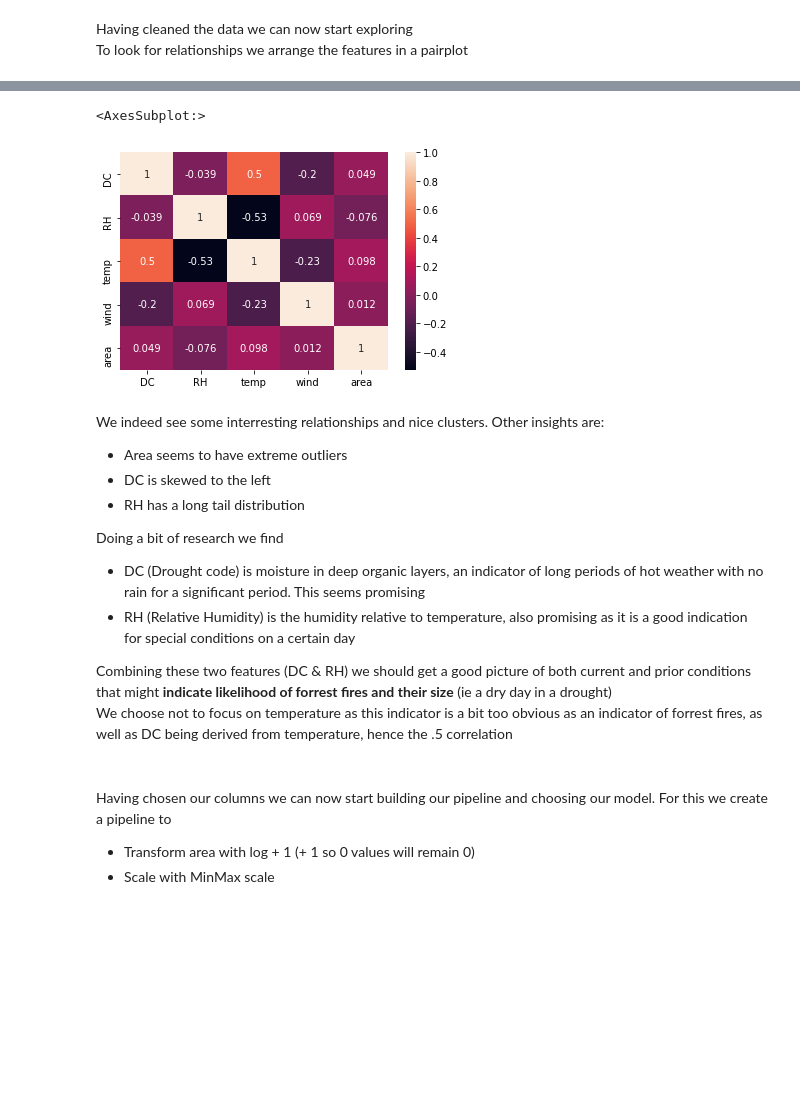
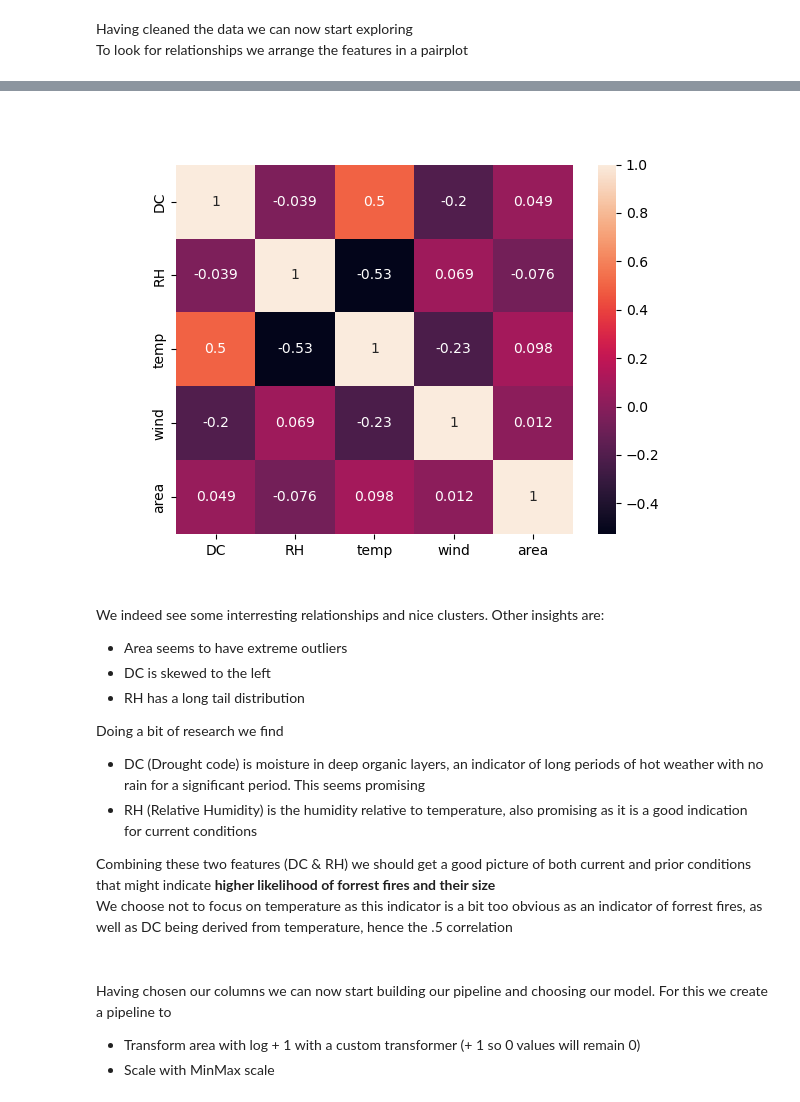
Before and after one commit to Thormol/MachineLearning, a Jupyter notebook: Assignment1/mark_data_exploration.ipynb, the cells around one changed output, grey strips where cells are left out. Saved outputs shown, nothing was run; the diff lists cells and outputs as text; code cells hidden in the pictures; blank space fills up the shorter version.

```diff
--- a/Assignment1/mark_data_exploration.ipynb
+++ b/Assignment1/mark_data_exploration.ipynb
@@ -184,9 +177,10 @@ sns.pairplot(new_df)
 # %%
 #Correlation
+plt.figure()
 sns.heatmap(new_df.corr(), annot=True)
+plt.show()
 # %% [output]
-<AxesSubplot:>
-[figure, old version]
+[figure, new version]
 # %% [markdown]
 We indeed see some interresting relationships and nice clusters. Other insights are:
 - Area seems to have extreme outliers
@@ -195,13 +189,13 @@ We indeed see some interresting relationships and nice clusters. Other insights
 
 Doing a bit of research we find
 - DC (Drought code) is moisture in deep organic layers, an indicator of long periods of hot weather with no rain for a significant period. This seems promising
-- RH (Relative Humidity) is the humidity relative to temperature, also promising as it is a good indication for special conditions on a certain day
+- RH (Relative Humidity) is the humidity relative to temperature, also promising as it is a good indication for current conditions
 
-Combining these two features (DC & RH) we should get a good picture of both current and prior conditions that might **indicate likelihood of forrest fires and their size** (ie a dry day in a drought) <br>
+Combining these two features (DC & RH) we should get a good picture of both current and prior conditions that might indicate **higher likelihood of forrest fires and their size** <br>
 We choose not to focus on temperature as this indicator is a bit too obvious as an indicator of forrest fires, as well as DC being derived from temperature, hence the .5 correlation <br> <br>
 # %% [markdown]
 Having chosen our columns we can now start building our pipeline and choosing our model. For this we create a pipeline to
-- Transform area with log + 1 (+ 1 so 0 values will remain 0)
+- Transform area with log + 1 with a custom transformer (+ 1 so 0 values will remain 0)
 - Scale with MinMax scale
 # %%
 from sklearn.base import TransformerMixin
```
Also changed, not shown: parts of 11 cells of this notebook.
